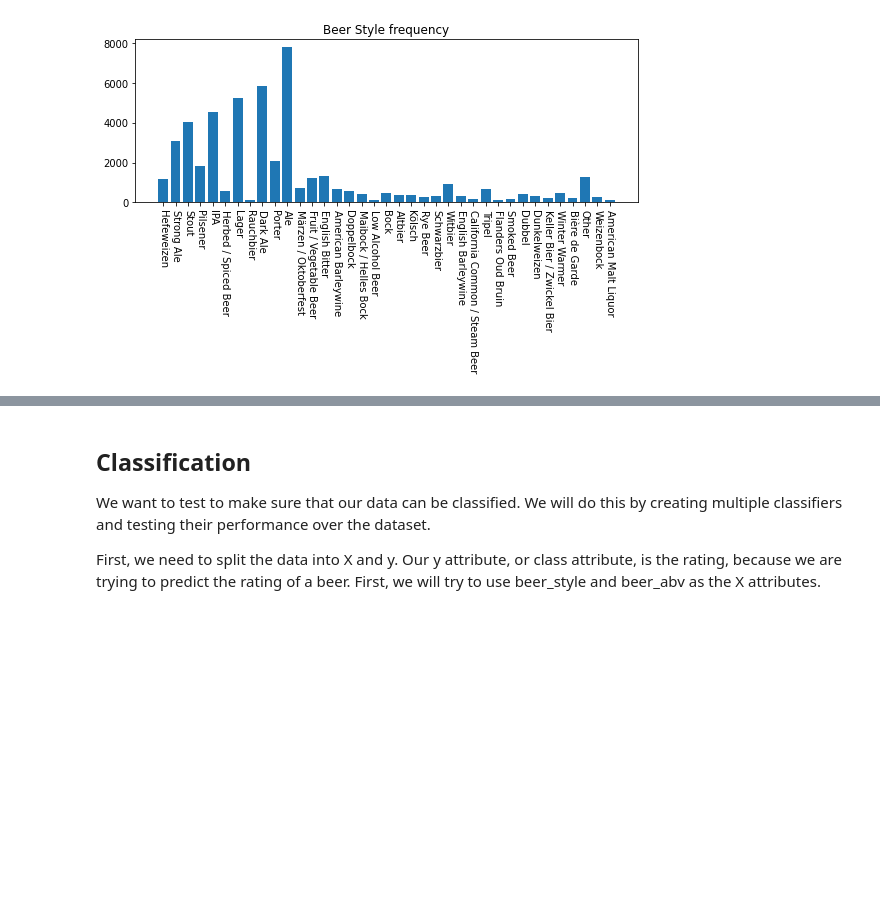
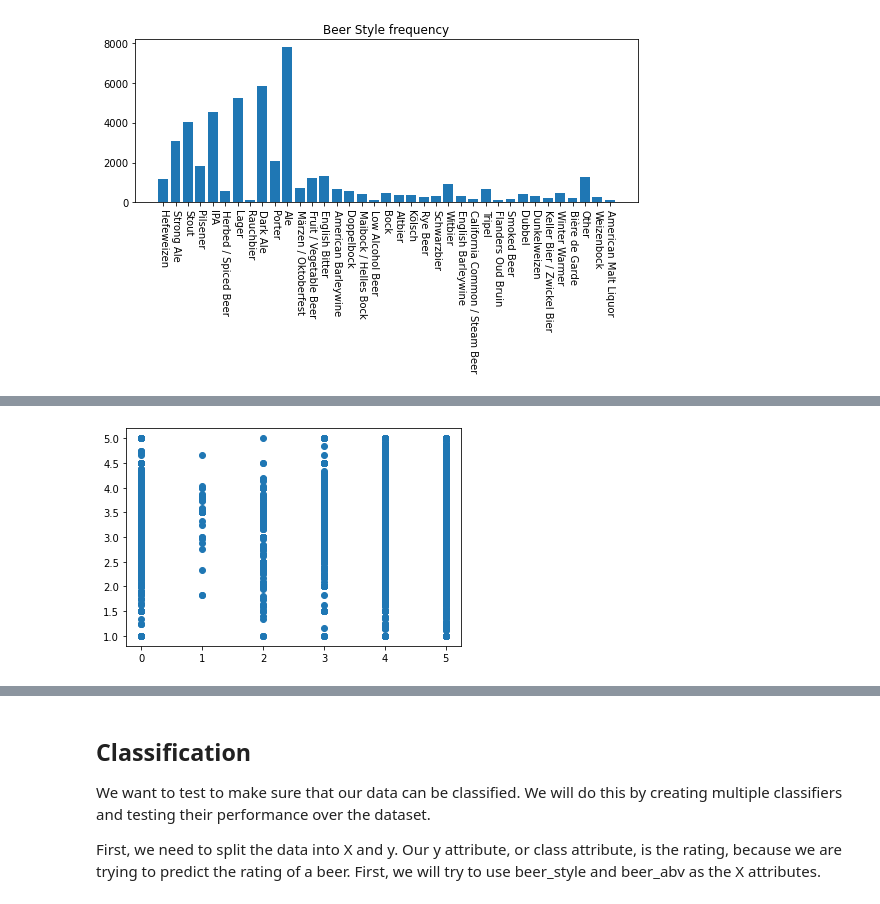
Before and after one commit to GoneSahlin/CPSC322-Final-Project, a Jupyter notebook: exploratory_data_analysis.ipynb, the cells around one changed output, grey strips where cells are left out. Cells and saved outputs as stored; diff of their text form; code cells hidden in the pictures; blank space fills up the shorter version.

```diff
--- a/exploratory_data_analysis.ipynb
+++ b/exploratory_data_analysis.ipynb
@@ -64,0 +98,11 @@ plt.show()
+# %%
+rating = []
+brew_rating =[]
+for col in mt.data:
+    brew_rating.append(col [-2])
+    rating.append(col[-4])
+plt.scatter(brew_rating,rating)
+
+plt.show()
+# %% [output]
+[figure, added]
```
Also changed, not shown: parts of 5 cells of this notebook.
